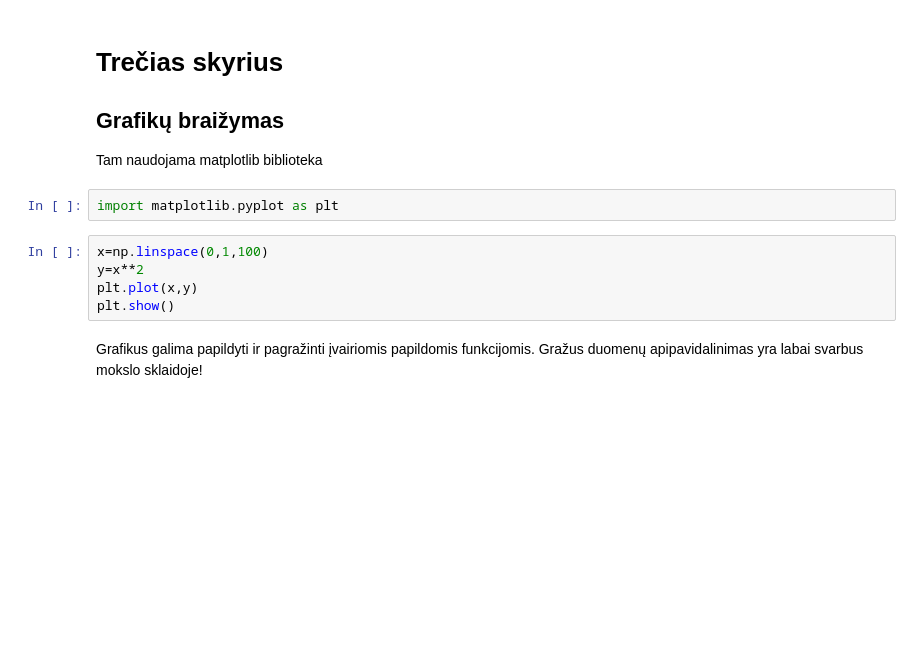
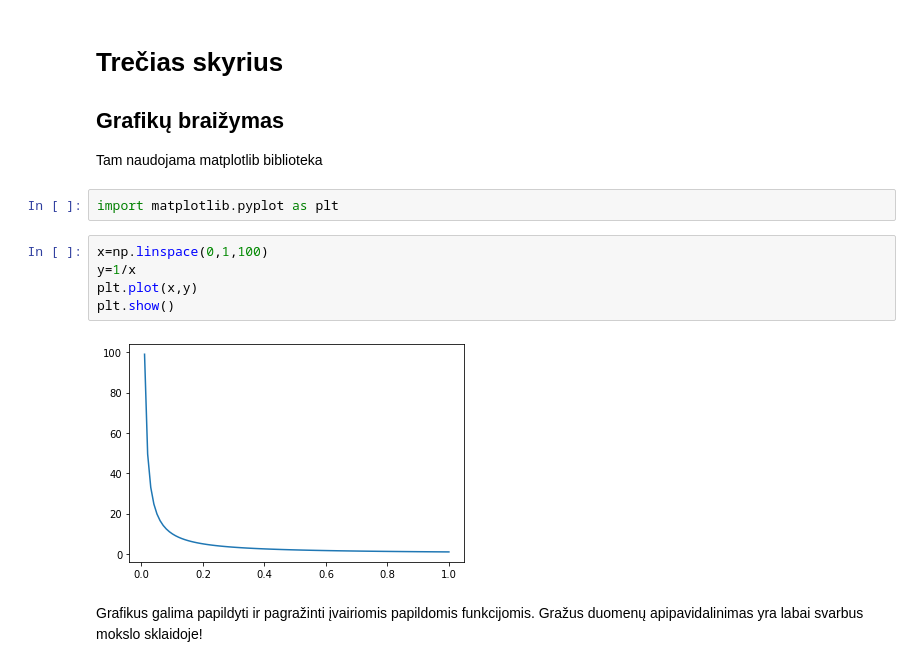
Before and after one commit to amazeliauskas/NMA20210217, a Jupyter notebook: Pamoka_1.ipynb, the cells around one changed output. Drawn from its saved outputs; the diff is of its cells as text; blank space fills up the shorter version.

```diff
--- a/Pamoka_1.ipynb
+++ b/Pamoka_1.ipynb
@@ -100,9 +142,11 @@ Tam naudojama matplotlib biblioteka
 import matplotlib.pyplot as plt
 # %%
 x=np.linspace(0,1,100)
-y=x**2
+y=1/x
 plt.plot(x,y)
 plt.show()
+# %% [output]
+[figure, added]
 # %% [markdown]
 Grafikus galima papildyti ir pagražinti įvairiomis papildomis funkcijomis. Gražus duomenų apipavidalinimas yra labai svarbus mokslo sklaidoje!
 # %%
```
Also changed, not shown: parts of 27 cells of this notebook, 1 other file.
